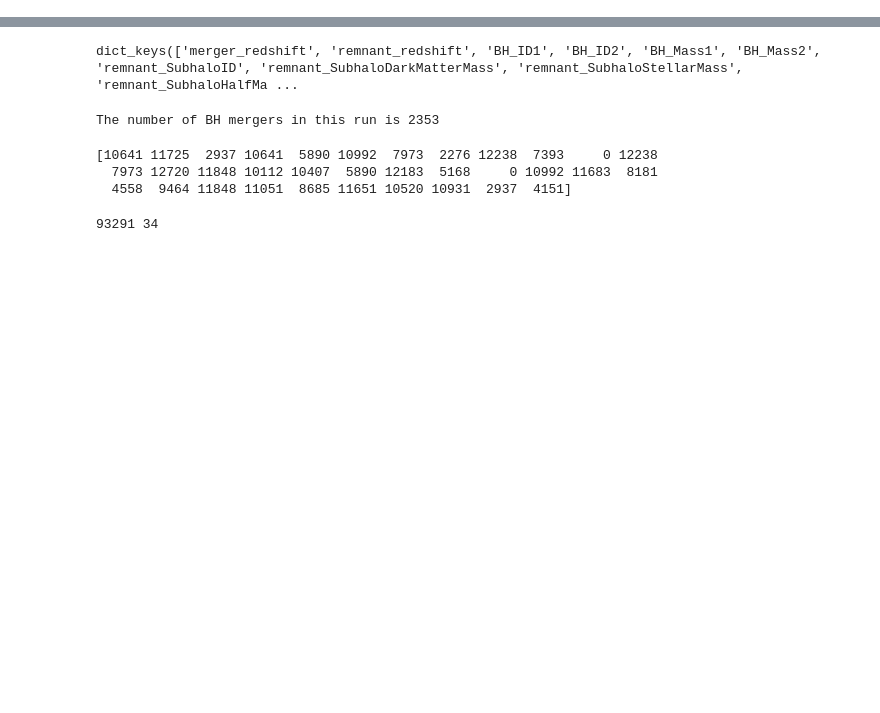
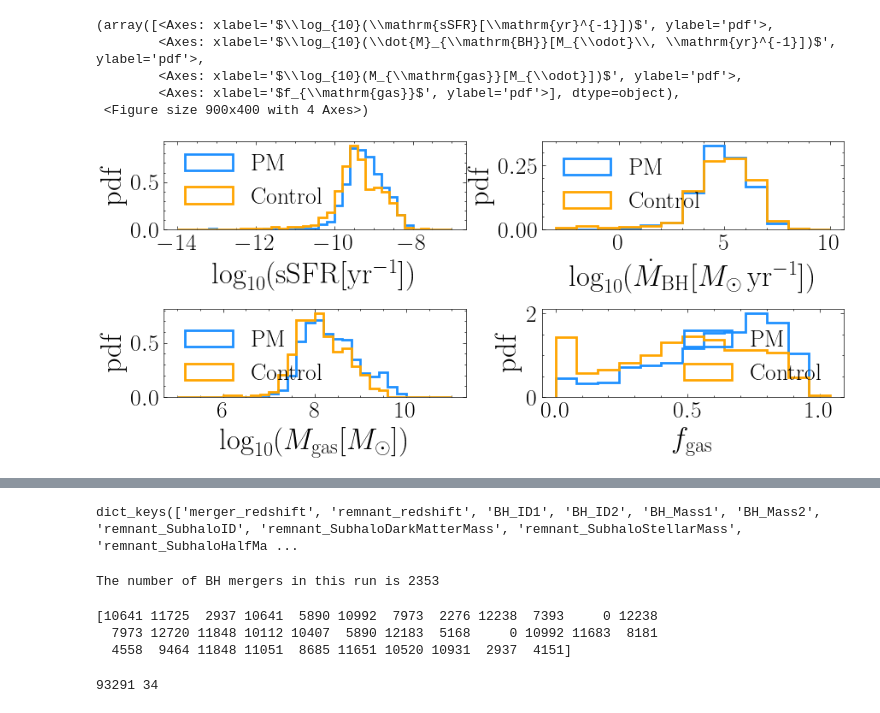
Before and after one commit to pranav-satheesh/host_galaxies, a Jupyter notebook: notebooks/control_samples_analysis_brahma.ipynb, the cells around one changed output, grey strips where cells are left out. Cells and saved outputs as stored; diff of their text form; code cells hidden in the pictures; blank space fills up the shorter version.

```diff
--- a/notebooks/control_samples_analysis_brahma.ipynb
+++ b/notebooks/control_samples_analysis_brahma.ipynb
@@ -14,0 +39,16 @@ from tqdm import tqdm
+# %%
+bins ={
+'sSFR': {'binsize': 0.2, 'bin_min': -14, 'bin_max': -7},
+'Mdot': {'binsize': 1, 'bin_min': -3, 'bin_max': 10},
+'Mgas_half': {'binsize': 0.2, 'bin_min': 5, 'bin_max': 11},
+'fgas': {'binsize': 0.08, 'bin_min': 0, 'bin_max': 1}
+}
+# %%
+brahma_control.plot_PM_and_control_histograms(bins)
+# %% [output]
+(array([<Axes: xlabel='$\\log_{10}(\\mathrm{sSFR}[\\mathrm{yr}^{-1}])$', ylabel='pdf'>,
+        <Axes: xlabel='$\\log_{10}(\\dot{M}_{\\mathrm{BH}}[M_{\\odot}\\, \\mathrm{yr}^{-1}])$', ylabel='pdf'>,
+        <Axes: xlabel='$\\log_{10}(M_{\\mathrm{gas}}[M_{\\odot}])$', ylabel='pdf'>,
+        <Axes: xlabel='$f_{\\mathrm{gas}}$', ylabel='pdf'>], dtype=object),
+ <Figure size 900x400 with 4 Axes>)
+[figure, added]
```
Also changed, not shown: parts of 8 cells of this notebook, 4 other files.
